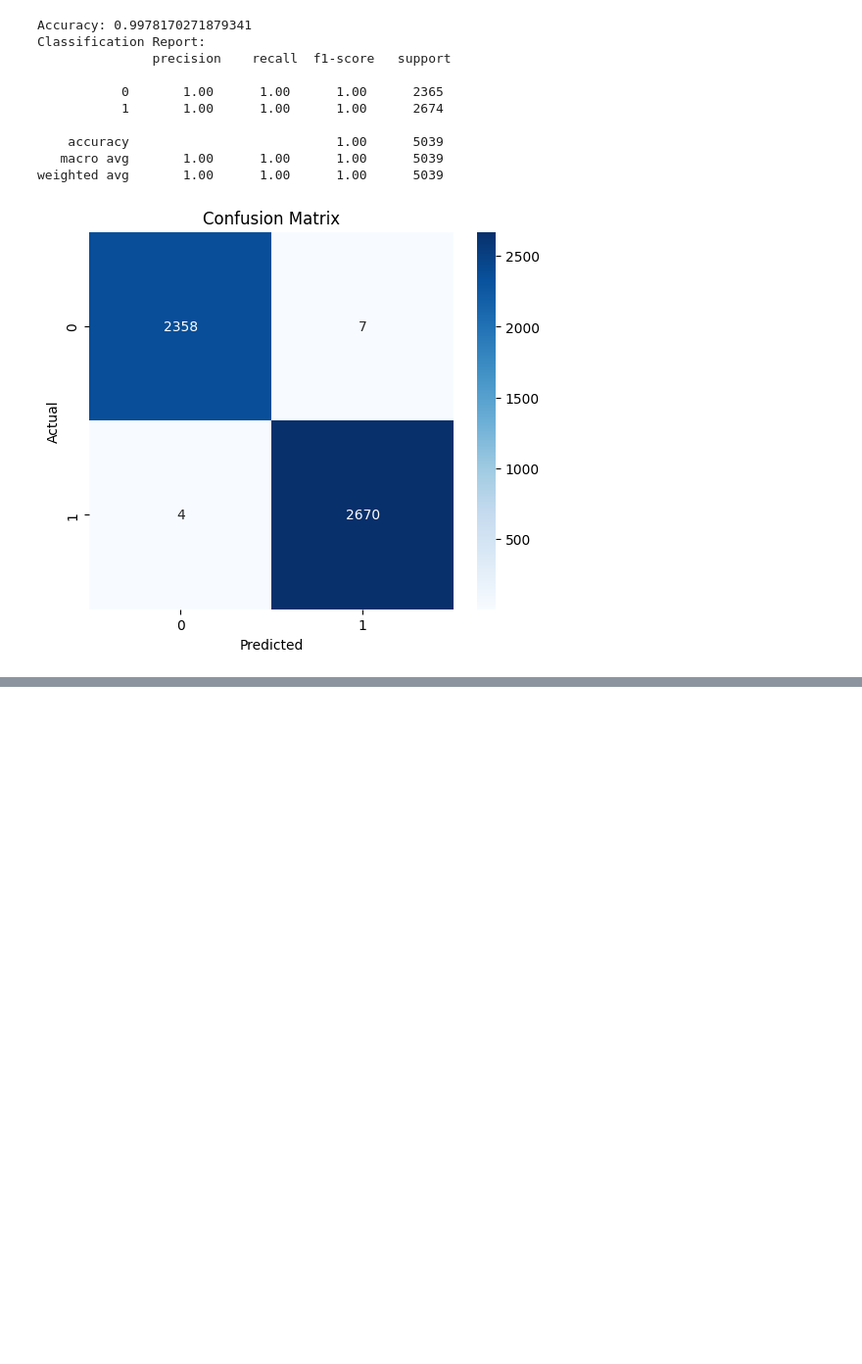
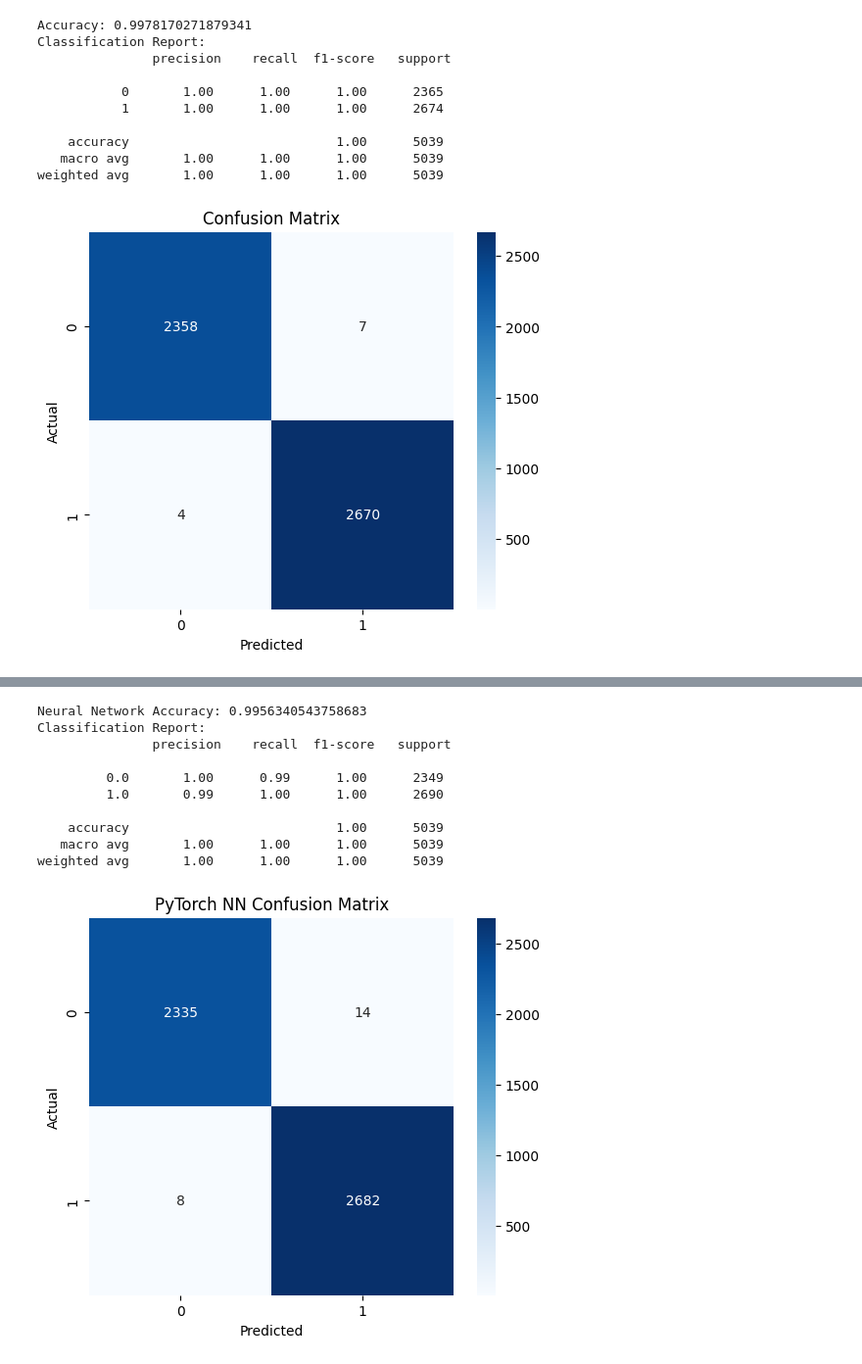
Before and after one commit to cstepgit/Intrusion-classifier, a Jupyter notebook: Intrusion Classifier.ipynb, the cells around one changed output, grey strips where cells are left out. Shown: that part at 98% size. Cells and saved outputs as stored; diff of their text form; code cells hidden in the pictures; blank space fills up the shorter version.

```diff
--- a/Intrusion Classifier.ipynb
+++ b/Intrusion Classifier.ipynb
@@ -131,0 +273,18 @@ is_host_login: 0.0000
+# %%
+import torch.nn as nn
+class IntrusionDetectionNN(nn.Module):
+    def __init__(self, input_size):
+        super(IntrusionDetectionNN, self).__init__()
+        self.fc1 = nn.Linear(input_size, 64)
+        self.fc2 = nn.Linear(64, 32)
+        self.fc3 = nn.Linear(32, 16)
+        self.fc4 = nn.Linear(16, 1)  # Output layer (Binary classification)
+        self.relu = nn.ReLU()
+        self.sigmoid = nn.Sigmoid()
+
+    def forward(self, x):
+        x = self.relu(self.fc1(x))
+        x = self.relu(self.fc2(x))
+        x = self.relu(self.fc3(x))
+        x = self.sigmoid(self.fc4(x))  # Sigmoid for binary classification
+        return x
@@ -131,0 +336,35 @@ is_host_login: 0.0000
+# %%
+# Get predictions
+with torch.no_grad():
+    y_pred_test = model(X_test_tensor)
+    y_pred_test = (y_pred_test > 0.5).float()  # Convert probabilities to binary values
+
+# Convert tensors to NumPy arrays for sklearn evaluation
+y_pred_test_np = y_pred_test.numpy()
+y_test_np = y_test_tensor.numpy()
+
+# Evaluate performance
+accuracy = accuracy_score(y_test_np, y_pred_test_np)
+print("Neural Network Accuracy:", accuracy)
+print("Classification Report:\n", classification_report(y_test_np, y_pred_test_np))
+
+# Confusion Matrix
+conf_matrix = confusion_matrix(y_test_np, y_pred_test_np)
+plt.figure(figsize=(6, 5))
+sns.heatmap(conf_matrix, annot=True, fmt='d', cmap="Blues")
+plt.xlabel("Predicted")
+plt.ylabel("Actual")
+plt.title("PyTorch NN Confusion Matrix")
+plt.show()
+# %% [output]
+Neural Network Accuracy: 0.9956340543758683
+Classification Report:
+               precision    recall  f1-score   support
+
+         0.0       1.00      0.99      1.00      2349
+         1.0       0.99      1.00      1.00      2690
+
+    accuracy                           1.00      5039
+   macro avg       1.00      1.00      1.00      5039
+weighted avg       1.00      1.00      1.00      5039
+[figure, added]
```
Also changed, not shown: parts of 18 cells of this notebook.
